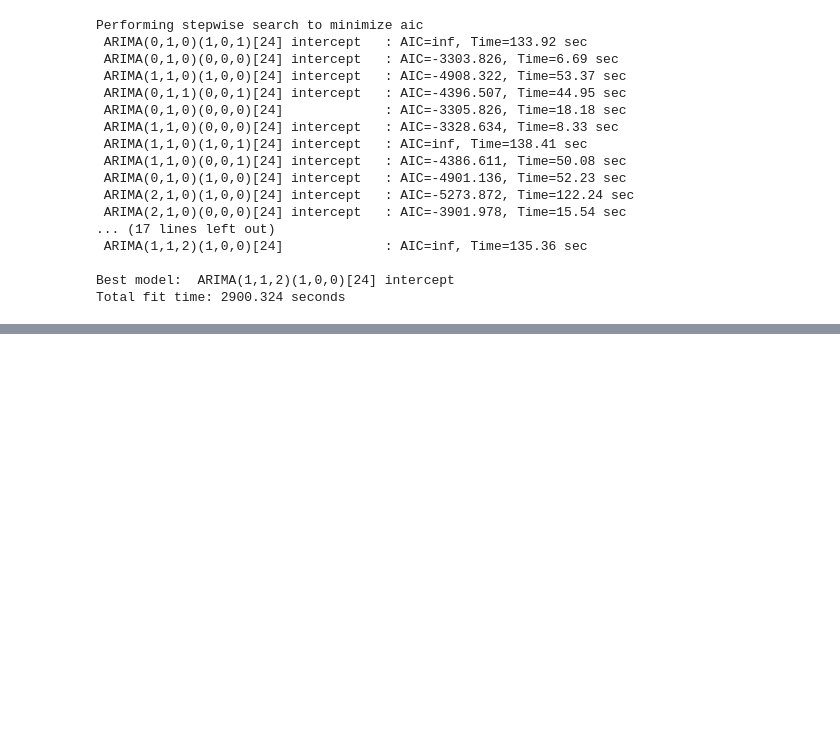
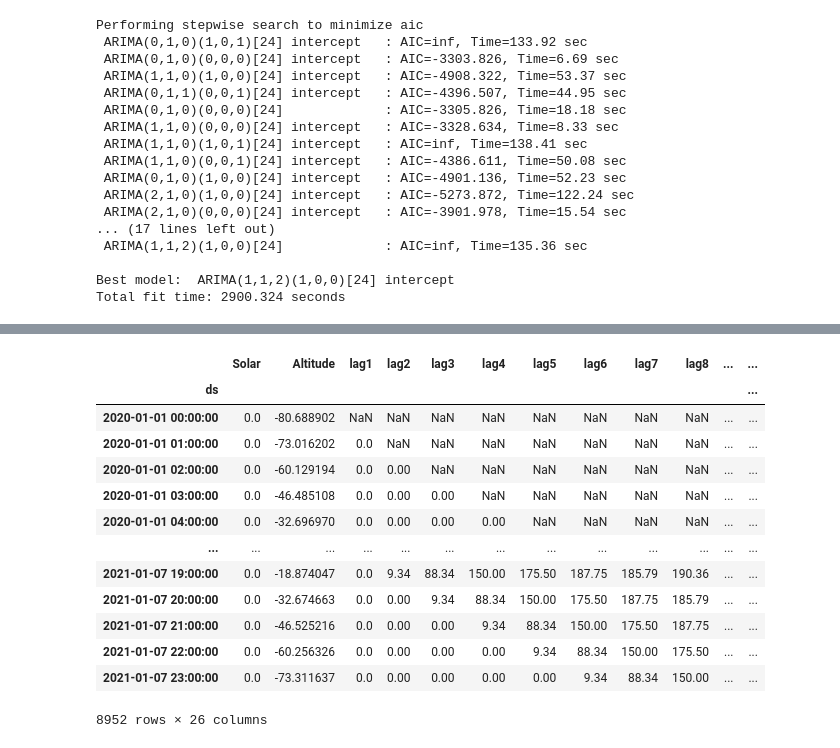
Before and after one commit to Naoki95957/Collect-Forecast-Visualize, a Jupyter notebook: forecast/Solar_Forecast.ipynb, the cells around one changed output, grey strips where cells are left out. Drawn from its saved outputs; the diff is of its cells as text; code cells hidden in the pictures; blank space fills up the shorter version.

```diff
--- a/forecast/Solar_Forecast.ipynb
+++ b/forecast/Solar_Forecast.ipynb
@@ -526,0 +571,17 @@ _ = plt.title('Testing the SARIMAX (2,1,1)x(1,0,0,24) model on the testing set:
+# %%
+solar
+# %% [output]
+|  | Solar | Altitude | lag1 | lag2 | lag3 | lag4 | lag5 | lag6 | lag7 | lag8 | ... | ... |
+| ds |  |  |  |  |  |  |  |  |  |  |  | ... |
+| 2020-01-01 00:00:00 | 0.0 | -80.688902 | NaN | NaN | NaN | NaN | NaN | NaN | NaN | NaN | ... | ... |
+| 2020-01-01 01:00:00 | 0.0 | -73.016202 | 0.0 | NaN | NaN | NaN | NaN | NaN | NaN | NaN | ... | ... |
+| 2020-01-01 02:00:00 | 0.0 | -60.129194 | 0.0 | 0.00 | NaN | NaN | NaN | NaN | NaN | NaN | ... | ... |
+| 2020-01-01 03:00:00 | 0.0 | -46.485108 | 0.0 | 0.00 | 0.00 | NaN | NaN | NaN | NaN | NaN | ... | ... |
+| 2020-01-01 04:00:00 | 0.0 | -32.696970 | 0.0 | 0.00 | 0.00 | 0.00 | NaN | NaN | NaN | NaN | ... | ... |
+| ... | ... | ... | ... | ... | ... | ... | ... | ... | ... | ... | ... | ... |
+| 2021-01-07 19:00:00 | 0.0 | -18.874047 | 0.0 | 9.34 | 88.34 | 150.00 | 175.50 | 187.75 | 185.79 | 190.36 | ... | ... |
+| 2021-01-07 20:00:00 | 0.0 | -32.674663 | 0.0 | 0.00 | 9.34 | 88.34 | 150.00 | 175.50 | 187.75 | 185.79 | ... | ... |
+| 2021-01-07 21:00:00 | 0.0 | -46.525216 | 0.0 | 0.00 | 0.00 | 9.34 | 88.34 | 150.00 | 175.50 | 187.75 | ... | ... |
+| 2021-01-07 22:00:00 | 0.0 | -60.256326 | 0.0 | 0.00 | 0.00 | 0.00 | 9.34 | 88.34 | 150.00 | 175.50 | ... | ... |
+| 2021-01-07 23:00:00 | 0.0 | -73.311637 | 0.0 | 0.00 | 0.00 | 0.00 | 0.00 | 9.34 | 88.34 | 150.00 | ... | ... |
+8952 rows × 26 columns
```
Also changed, not shown: parts of 16 cells of this notebook, 6 other files.
